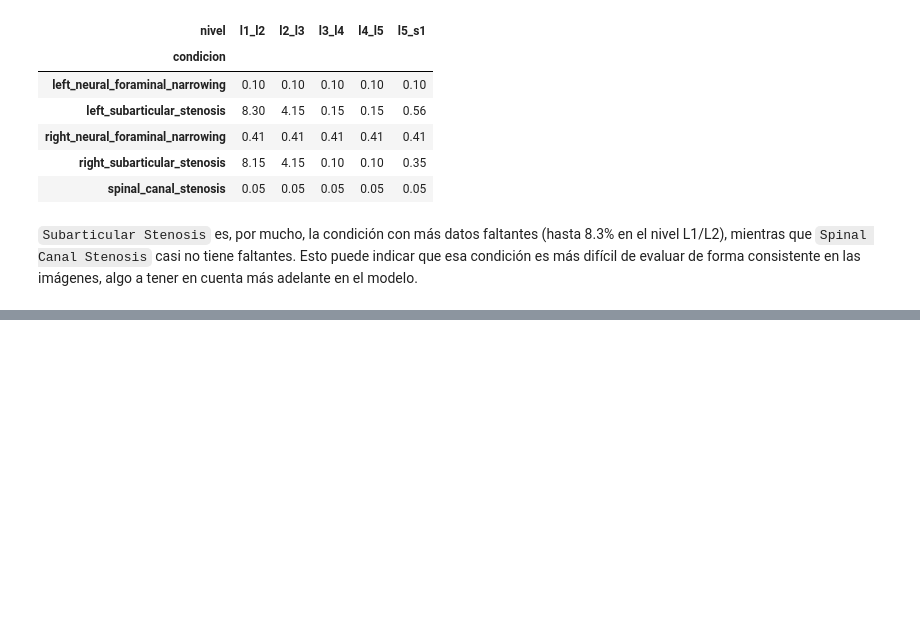
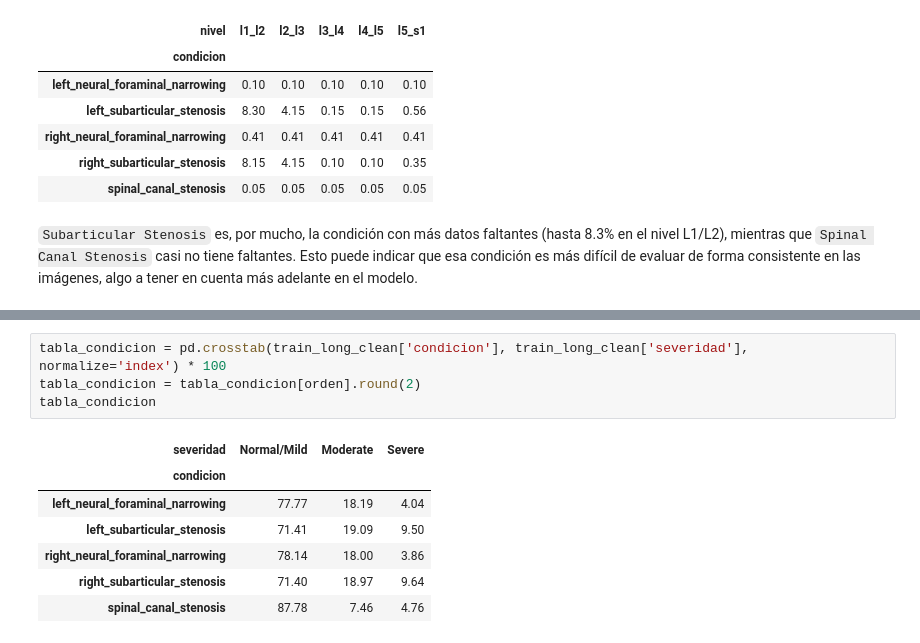
Before and after one commit to Albu231311/Proyecto2-DS, a Jupyter notebook: Proyecto2_Limpieza_Preprocesamiento.ipynb, the cells around one changed output, grey strips where cells are left out. Saved outputs shown, nothing was run; the diff lists cells and outputs as text; blank space fills up the shorter version.

```diff
--- a/Proyecto2_Limpieza_Preprocesamiento.ipynb
+++ b/Proyecto2_Limpieza_Preprocesamiento.ipynb
@@ -489,0 +529,12 @@ tabla_nulos
+# %%
+tabla_condicion = pd.crosstab(train_long_clean['condicion'], train_long_clean['severidad'], normalize='index') * 100
+tabla_condicion = tabla_condicion[orden].round(2)
+tabla_condicion
+# %% [output]
+| severidad | Normal/Mild | Moderate | Severe |
+| condicion |  |  |  |
+| left_neural_foraminal_narrowing | 77.77 | 18.19 | 4.04 |
+| left_subarticular_stenosis | 71.41 | 19.09 | 9.50 |
+| right_neural_foraminal_narrowing | 78.14 | 18.00 | 3.86 |
+| right_subarticular_stenosis | 71.40 | 18.97 | 9.64 |
+| spinal_canal_stenosis | 87.78 | 7.46 | 4.76 |
```
Also changed, not shown: parts of 9 cells of this notebook, 3 other files.
